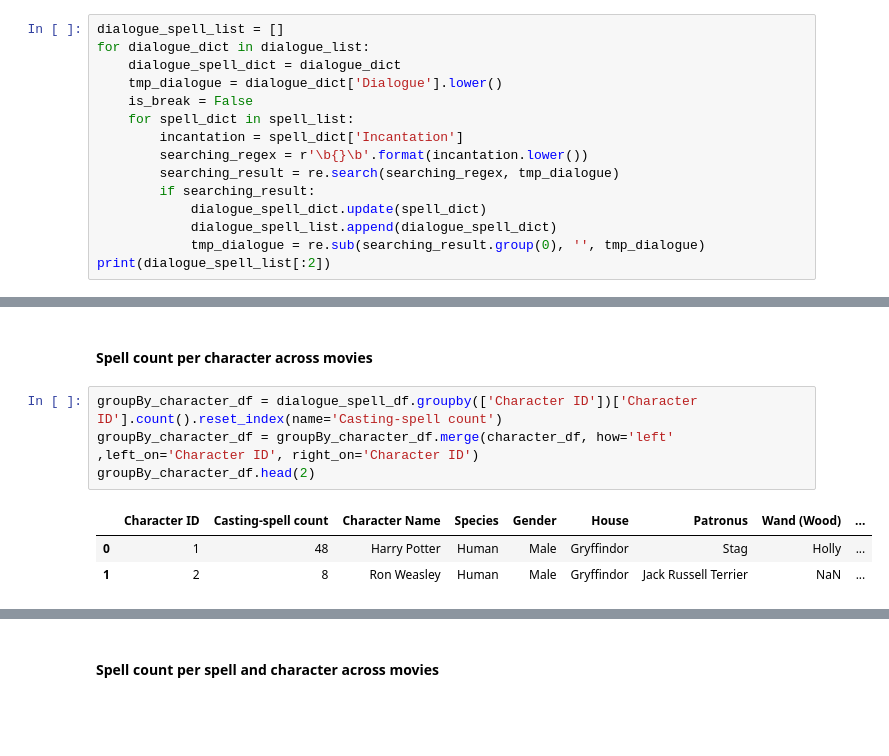
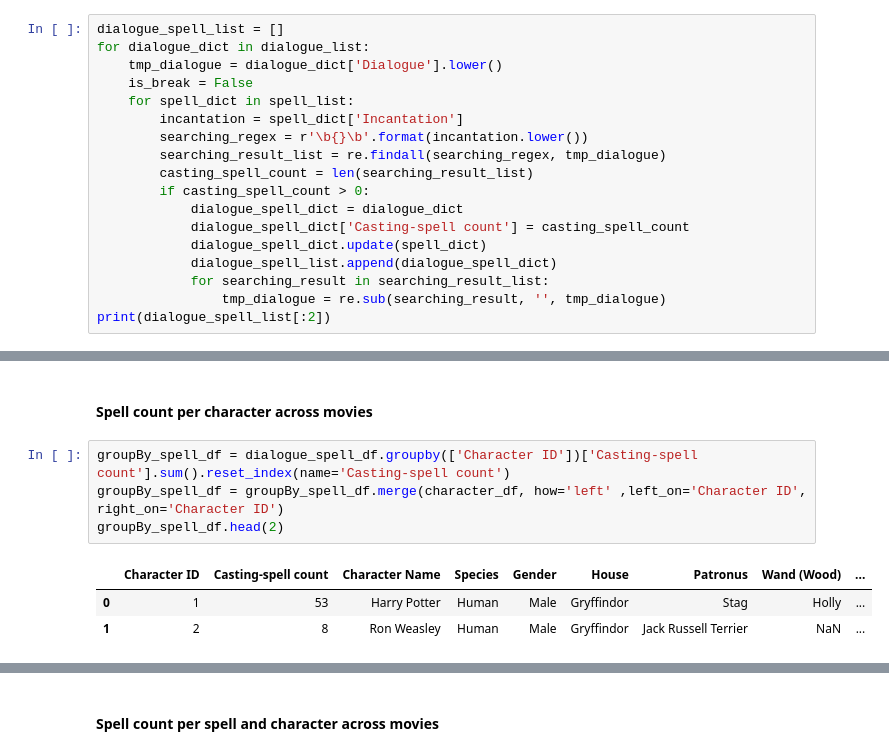
Before and after one commit to nhhphuoc1993/data_contest_harry_portter, a Jupyter notebook: question4/q4.ipynb, the cells around one changed output, grey strips where cells are left out. Drawn from its saved outputs; the diff is of its cells as text; blank space fills up the shorter version.

```diff
--- a/question4/q4.ipynb
+++ b/question4/q4.ipynb
@@ -73,17 +76,20 @@ else:
 # %%
 dialogue_spell_list = []
 for dialogue_dict in dialogue_list:
-    dialogue_spell_dict = dialogue_dict
     tmp_dialogue = dialogue_dict['Dialogue'].lower()
     is_break = False
     for spell_dict in spell_list:
         incantation = spell_dict['Incantation']
         searching_regex = r'\b{}\b'.format(incantation.lower())
-        searching_result = re.search(searching_regex, tmp_dialogue)
-        if searching_result:
+        searching_result_list = re.findall(searching_regex, tmp_dialogue)
+        casting_spell_count = len(searching_result_list)
+        if casting_spell_count > 0:
+            dialogue_spell_dict = dialogue_dict
+            dialogue_spell_dict['Casting-spell count'] = casting_spell_count
             dialogue_spell_dict.update(spell_dict)
             dialogue_spell_list.append(dialogue_spell_dict)
-            tmp_dialogue = re.sub(searching_result.group(0), '', tmp_dialogue)
+            for searching_result in searching_result_list:
+                tmp_dialogue = re.sub(searching_result, '', tmp_dialogue)
 print(dialogue_spell_list[:2])
 # %% [output]
 [{'Dialogue ID': 226, 'Chapter ID': 10, 'Place ID': 42, 'Character ID': 3, 'Dialogue': "Are you sure that's a real spell? Well, it's not very good, is it? Of course I've only tried a few simple spells ...
@@ -141,10 +177,10 @@ fig.show()
 # %% [markdown]
 #### Spell count per character across movies
 # %%
-groupBy_character_df = dialogue_spell_df.groupby(['Character ID'])['Character ID'].count().reset_index(name='Casting-spell count')
-groupBy_character_df = groupBy_character_df.merge(character_df, how='left' ,left_on='Character ID', right_on='Character ID')
-groupBy_character_df.head(2)
+groupBy_spell_df = dialogue_spell_df.groupby(['Character ID'])['Casting-spell count'].sum().reset_index(name='Casting-spell count')
+groupBy_spell_df = groupBy_spell_df.merge(character_df, how='left' ,left_on='Character ID', right_on='Character ID')
+groupBy_spell_df.head(2)
 # %% [output]
 |  | Character ID | Casting-spell count | Character Name | Species | Gender | House | Patronus | Wand (Wood) | ... |
-| 0 | 1 | 48 | Harry Potter | Human | Male | Gryffindor | Stag | Holly | ... |
+| 0 | 1 | 53 | Harry Potter | Human | Male | Gryffindor | Stag | Holly | ... |
 | 1 | 2 | 8 | Ron Weasley | Human | Male | Gryffindor | Jack Russell Terrier | NaN | ... |
```
Also changed, not shown: parts of 15 cells of this notebook, 10 other files.
